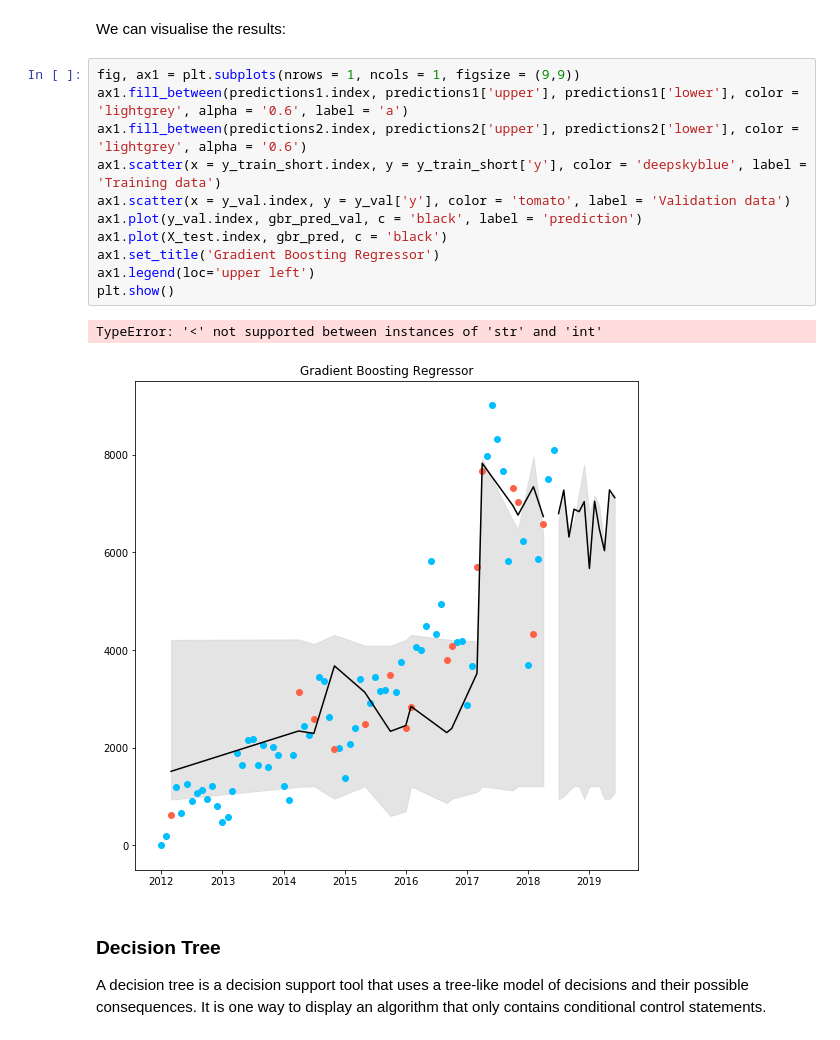
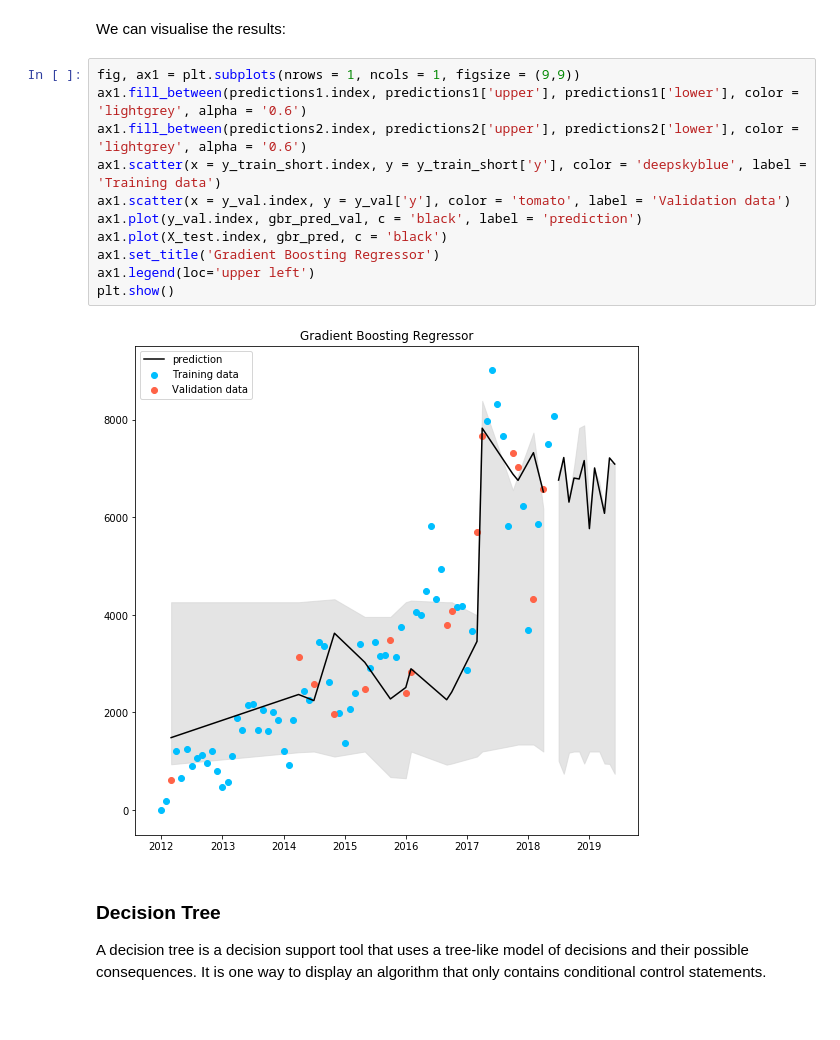
Before and after one commit to msieniawska/Business_forecasting, a Jupyter notebook: Business_forecasting.ipynb, the cells around one changed output. Drawn from its saved outputs; the diff is of its cells as text.

Commit message:
credible intervals added to the plot

```diff
--- a/Business_forecasting.ipynb
+++ b/Business_forecasting.ipynb
@@ -566,18 +566,17 @@ date
 We can visualise the results:
 # %%
 fig, ax1 = plt.subplots(nrows = 1, ncols = 1, figsize = (9,9))
-ax1.fill_between(predictions1.index, predictions1['upper'], predictions1['lower'], color = 'lightgrey', alpha = '0.6', label = 'a')
+ax1.fill_between(predictions1.index, predictions1['upper'], predictions1['lower'], color = 'lightgrey', alpha = '0.6')
 ax1.fill_between(predictions2.index, predictions2['upper'], predictions2['lower'], color = 'lightgrey', alpha = '0.6')
 ax1.scatter(x = y_train_short.index, y = y_train_short['y'], color = 'deepskyblue', label = 'Training data')
 ax1.scatter(x = y_val.index, y = y_val['y'], color = 'tomato', label = 'Validation data')
 ax1.plot(y_val.index, gbr_pred_val, c = 'black', label = 'prediction')
 ax1.plot(X_test.index, gbr_pred, c = 'black')
 ax1.set_title('Gradient Boosting Regressor')
 ax1.legend(loc='upper left')
 plt.show()
 # %% [output]
-TypeError: '<' not supported between instances of 'str' and 'int'
-[figure, old version]
+[figure, new version]
 # %% [markdown]
 ### Decision Tree
 
```
Also changed, not shown: parts of 5 cells of this notebook.
